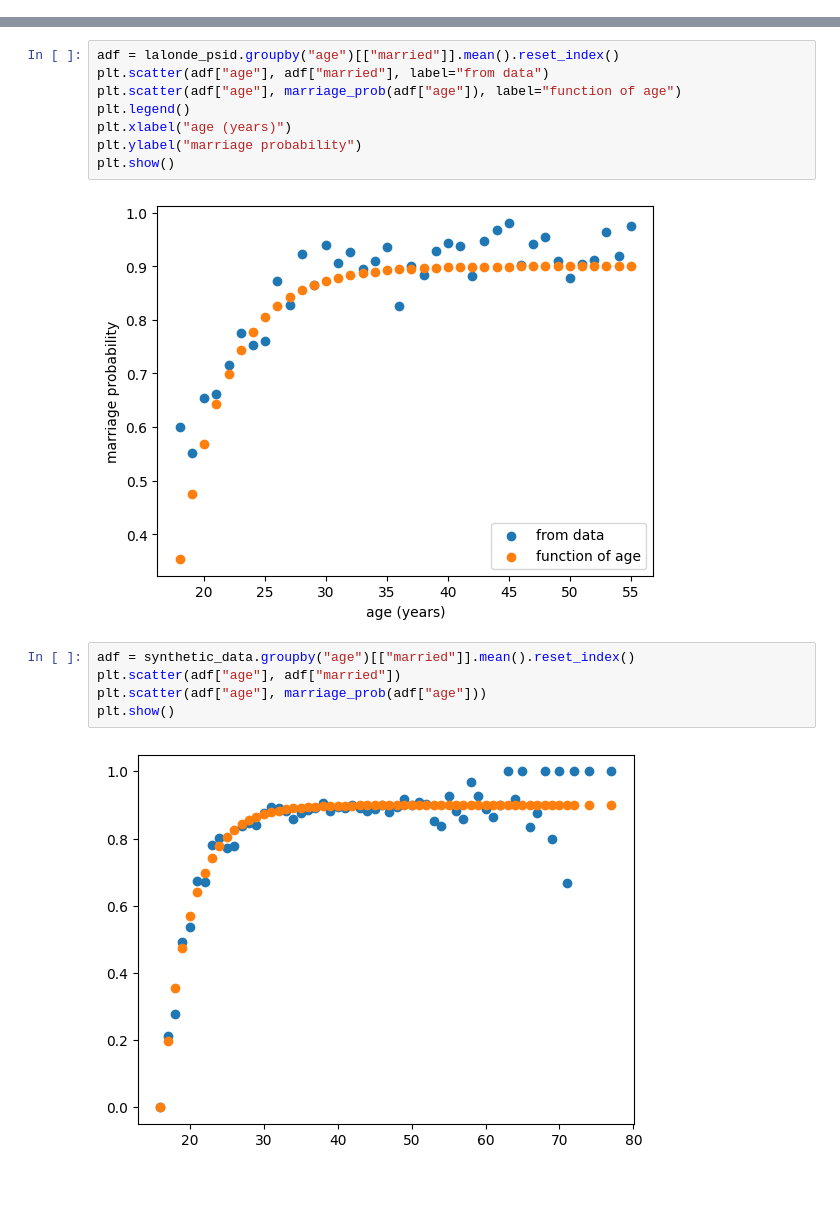
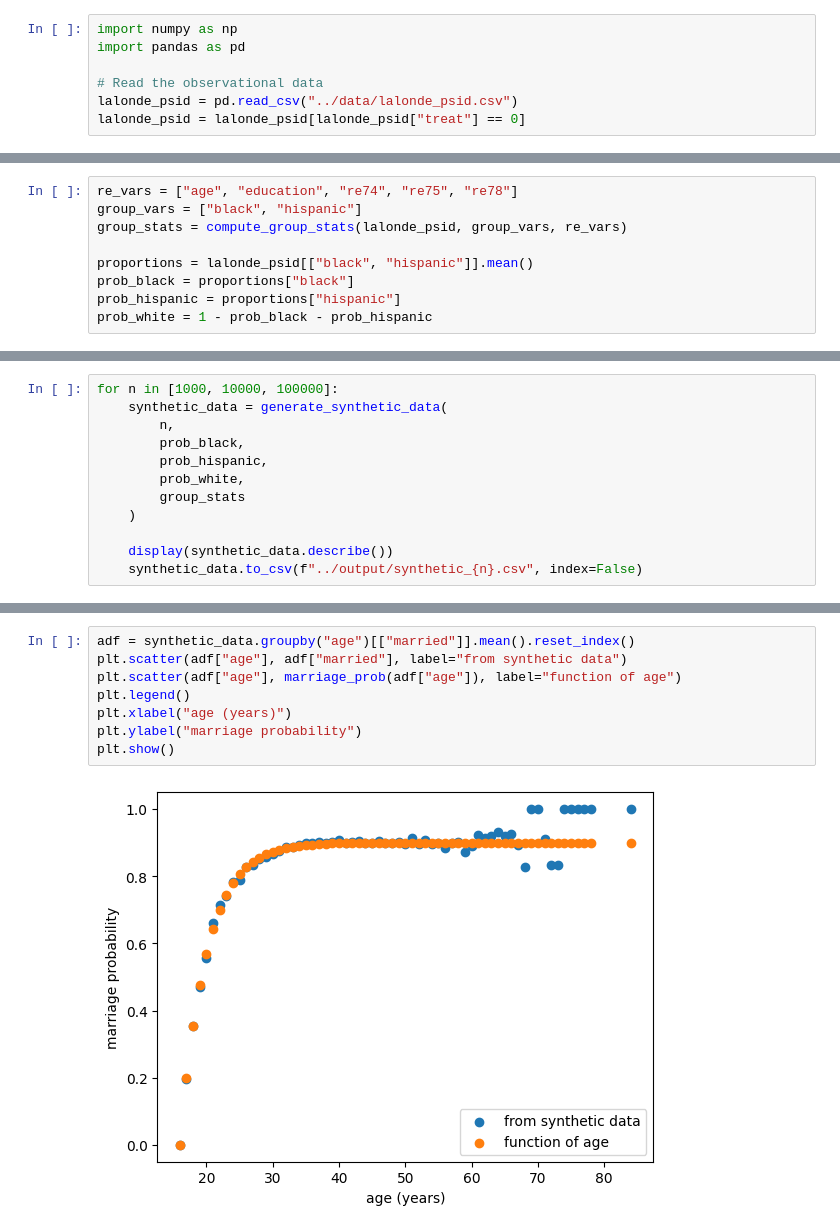
Before and after one commit to cs396s24/Proj-Job-Training, a Jupyter notebook: synthetic/synthetic.ipynb, the cells around one changed output, grey strips where cells are left out. Saved outputs shown, nothing was run; the diff lists cells and outputs as text; blank space fills up the shorter version.

Commit message:
simplified synthetic data

```diff
--- a/synthetic/synthetic.ipynb
+++ b/synthetic/synthetic.ipynb
@@ -259,0 +3,7 @@ synthetic_data[synthetic_data["black"] == 0][synthetic_data["hispanic"] == 0][
+# %%
+import numpy as np
+import pandas as pd
+
+# Read the observational data
+lalonde_psid = pd.read_csv("../data/lalonde_psid.csv")
+lalonde_psid = lalonde_psid[lalonde_psid["treat"] == 0]
@@ -259,0 +23,9 @@ synthetic_data[synthetic_data["black"] == 0][synthetic_data["hispanic"] == 0][
+# %%
+re_vars = ["age", "education", "re74", "re75", "re78"]
+group_vars = ["black", "hispanic"]
+group_stats = compute_group_stats(lalonde_psid, group_vars, re_vars)
+
+proportions = lalonde_psid[["black", "hispanic"]].mean()
+prob_black = proportions["black"]
+prob_hispanic = proportions["hispanic"]
+prob_white = 1 - prob_black - prob_hispanic
@@ -259,0 +85,12 @@ synthetic_data[synthetic_data["black"] == 0][synthetic_data["hispanic"] == 0][
+# %%
+for n in [1000, 10000, 100000]:
+    synthetic_data = generate_synthetic_data(
+        n,
+        prob_black,
+        prob_hispanic,
+        prob_white,
+        group_stats
+    )
+
+    display(synthetic_data.describe())
+    synthetic_data.to_csv(f"../output/synthetic_{n}.csv", index=False)
@@ -260,17 +136,10 @@ synthetic_data[synthetic_data["black"] == 0][synthetic_data["hispanic"] == 0][
 # %%
-adf = lalonde_psid.groupby("age")[["married"]].mean().reset_index()
-plt.scatter(adf["age"], adf["married"], label="from data")
+adf = synthetic_data.groupby("age")[["married"]].mean().reset_index()
+plt.scatter(adf["age"], adf["married"], label="from synthetic data")
 plt.scatter(adf["age"], marriage_prob(adf["age"]), label="function of age")
 plt.legend()
 plt.xlabel("age (years)")
 plt.ylabel("marriage probability")
 plt.show()
 # %% [output]
-[figure, old version]
+[figure, new version]
-# %%
-adf = synthetic_data.groupby("age")[["married"]].mean().reset_index()
-plt.scatter(adf["age"], adf["married"])
-plt.scatter(adf["age"], marriage_prob(adf["age"]))
-plt.show()
-# %% [output]
-[figure, removed]
```
Also changed, not shown: parts of 21 cells of this notebook, 7 other files.
